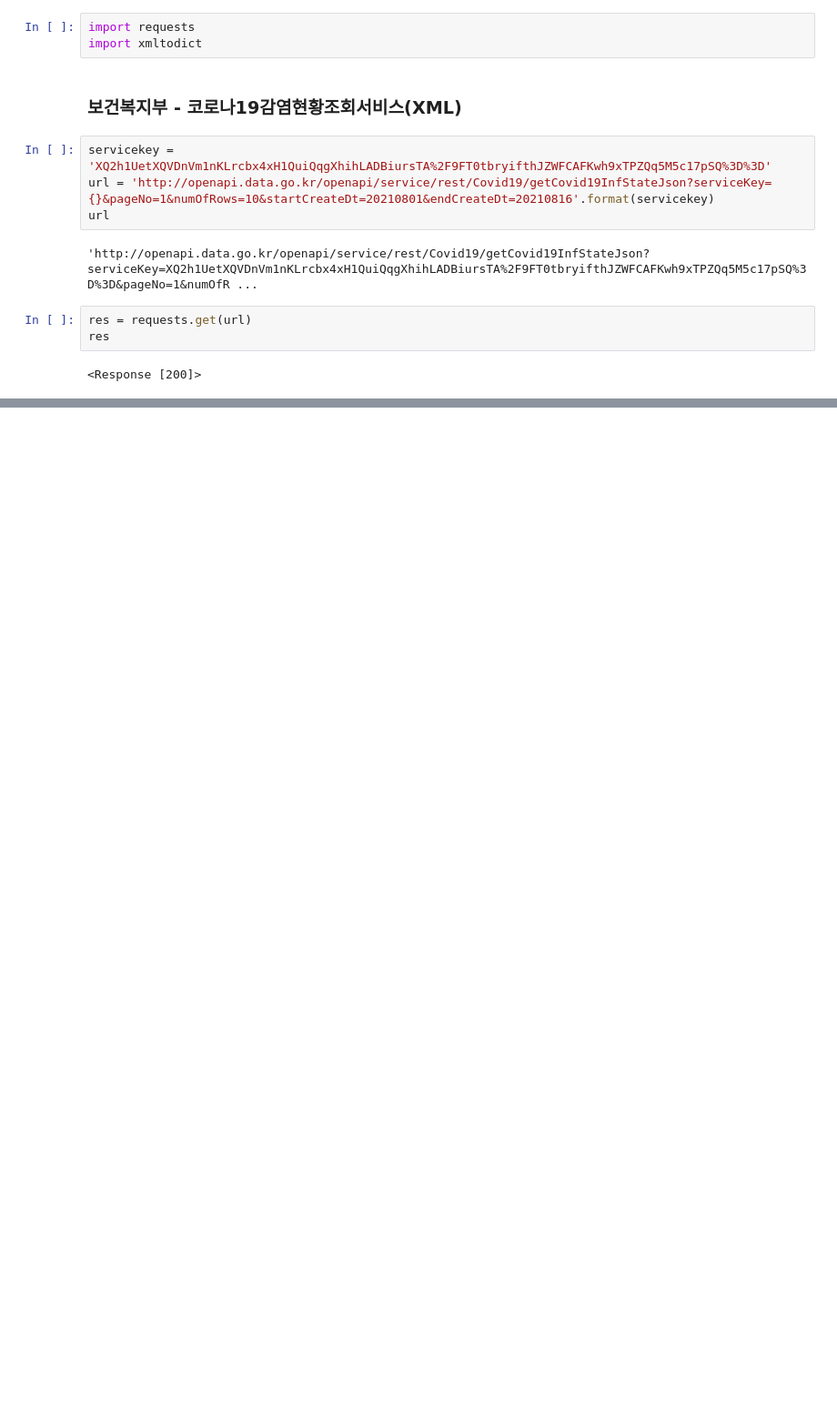
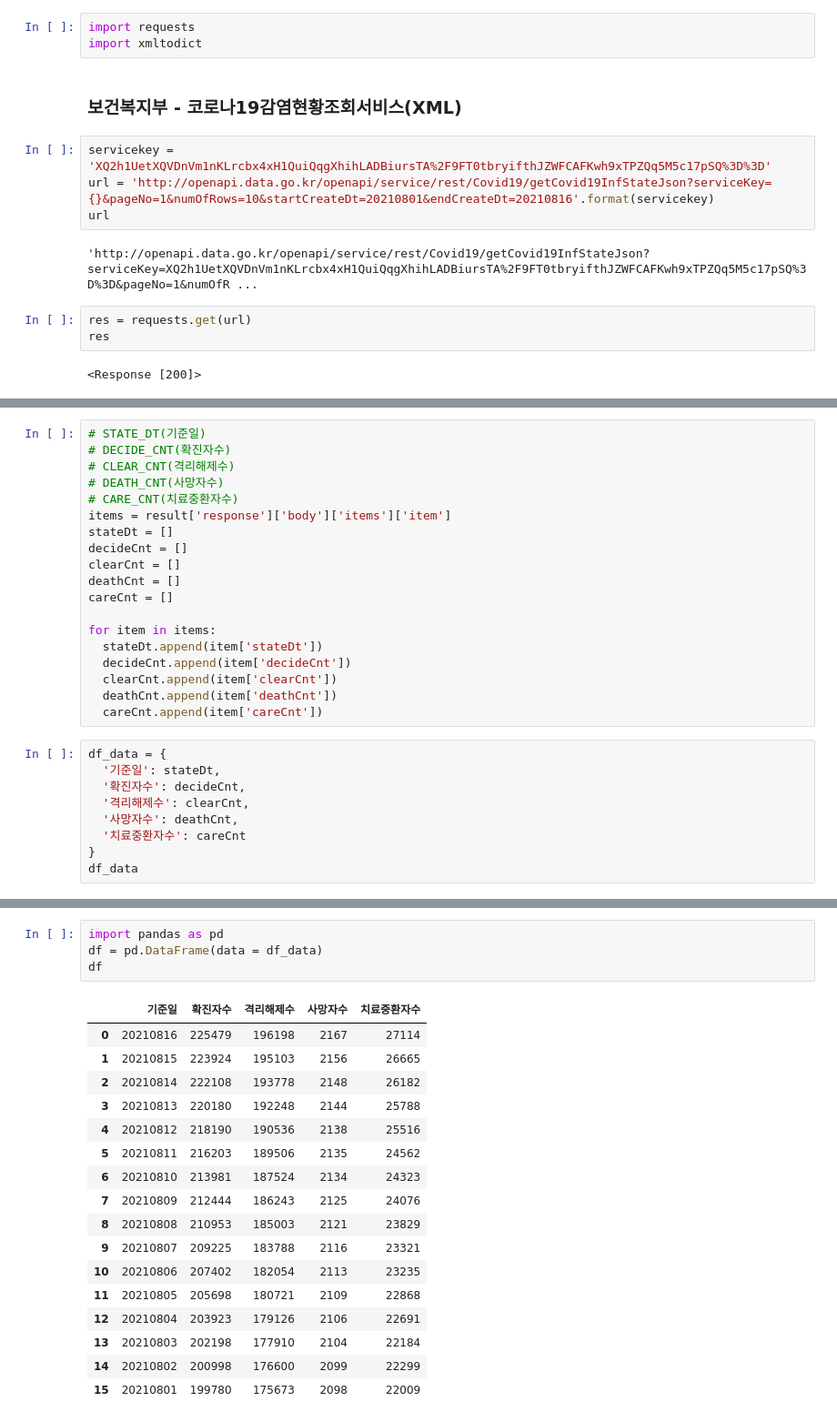
Before and after one commit to RlxDn/Bigdata, a Jupyter notebook: 50_웹크롤링/02_OpenApi.ipynb, the cells around one changed output, grey strips where cells are left out. Shown at 91% size. Saved outputs shown, nothing was run; the diff lists cells and outputs as text; blank space fills up the shorter version.

```diff
--- a/50_웹크롤링/02_OpenApi.ipynb
+++ b/50_웹크롤링/02_OpenApi.ipynb
@@ -47,0 +73,28 @@ result['response']['body']['items']['item']
+# %%
+# STATE_DT(기준일)
+# DECIDE_CNT(확진자수)
+# CLEAR_CNT(격리해제수)
+# DEATH_CNT(사망자수)
+# CARE_CNT(치료중환자수)
+items = result['response']['body']['items']['item']
+stateDt = []
+decideCnt = []
+clearCnt = []
+deathCnt = []
+careCnt = []
+
+for item in items:
+  stateDt.append(item['stateDt'])
+  decideCnt.append(item['decideCnt'])
+  clearCnt.append(item['clearCnt'])
+  deathCnt.append(item['deathCnt'])
+  careCnt.append(item['careCnt'])
+# %%
+df_data = {
+  '기준일': stateDt,
+  '확진자수': decideCnt,
+  '격리해제수': clearCnt,
+  '사망자수': deathCnt,
+  '치료중환자수': careCnt
+}
+df_data
@@ -47,0 +119,22 @@ result['response']['body']['items']['item']
+# %%
+import pandas as pd
+df = pd.DataFrame(data = df_data)
+df
+# %% [output]
+|  | 기준일 | 확진자수 | 격리해제수 | 사망자수 | 치료중환자수 |
+| 0 | 20210816 | 225479 | 196198 | 2167 | 27114 |
+| 1 | 20210815 | 223924 | 195103 | 2156 | 26665 |
+| 2 | 20210814 | 222108 | 193778 | 2148 | 26182 |
+| 3 | 20210813 | 220180 | 192248 | 2144 | 25788 |
+| 4 | 20210812 | 218190 | 190536 | 2138 | 25516 |
+| 5 | 20210811 | 216203 | 189506 | 2135 | 24562 |
+| 6 | 20210810 | 213981 | 187524 | 2134 | 24323 |
+| 7 | 20210809 | 212444 | 186243 | 2125 | 24076 |
+| 8 | 20210808 | 210953 | 185003 | 2121 | 23829 |
+| 9 | 20210807 | 209225 | 183788 | 2116 | 23321 |
+| 10 | 20210806 | 207402 | 182054 | 2113 | 23235 |
+| 11 | 20210805 | 205698 | 180721 | 2109 | 22868 |
+| 12 | 20210804 | 203923 | 179126 | 2106 | 22691 |
+| 13 | 20210803 | 202198 | 177910 | 2104 | 22184 |
+| 14 | 20210802 | 200998 | 176600 | 2099 | 22299 |
+| 15 | 20210801 | 199780 | 175673 | 2098 | 22009 |
```
Also changed, not shown: parts of 5 cells of this notebook.
